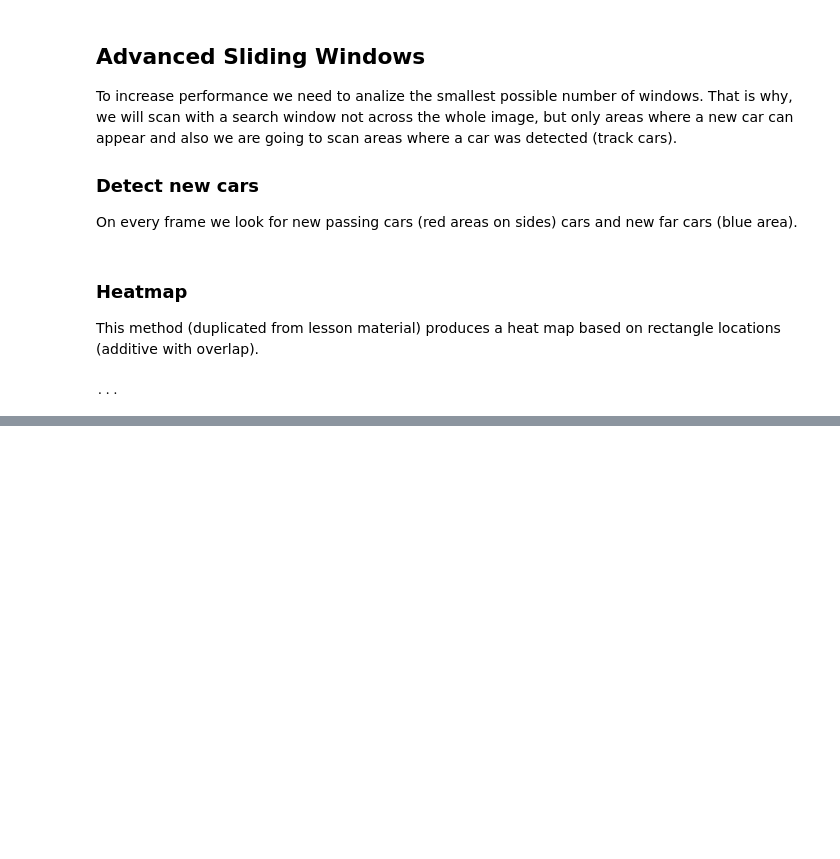
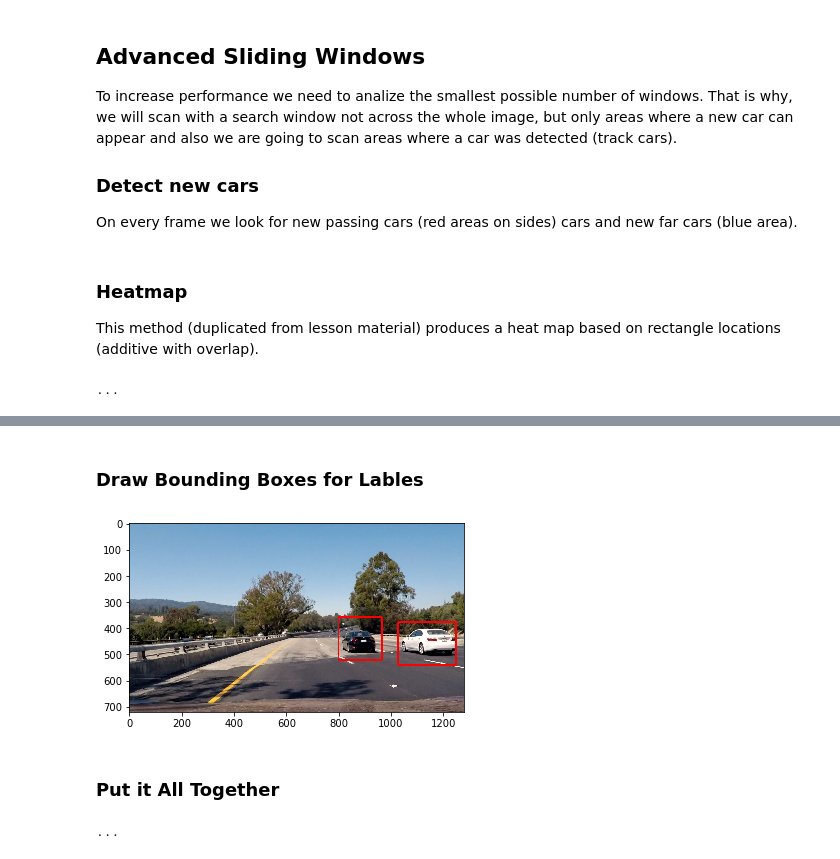
Before and after one commit to ashu2012/Vehicle-Detection, a Jupyter notebook: Vehicle Detection.ipynb, the cells around one changed output, grey strips where cells are left out. Saved outputs shown, nothing was run; the diff lists cells and outputs as text; code cells hidden in the pictures; blank space fills up the shorter version.

```diff
--- a/Vehicle Detection.ipynb
+++ b/Vehicle Detection.ipynb
@@ -480,0 +487,56 @@ print('...')
+# %% [markdown]
+### Draw Bounding Boxes for Lables
+# %%
+def draw_labeled_bboxes(img, labels):
+    # Iterate through all detected cars
+    rects = []
+    for car_number in range(1, labels[1]+1):
+        # Find pixels with each car_number label value
+        nonzero = (labels[0] == car_number).nonzero()
+        # Identify x and y values of those pixels
+        nonzeroy = np.array(nonzero[0])
+        nonzerox = np.array(nonzero[1])
+        # Define a bounding box based on min/max x and y
+        bbox = ((np.min(nonzerox), np.min(nonzeroy)), (np.max(nonzerox), np.max(nonzeroy)))
+        rects.append(bbox)
+        # Draw the box on the image
+        cv2.rectangle(img, bbox[0], bbox[1], (0,0,255), 6)
+    # Return the image and final rectangles
+    return img, rects
+
+# Draw bounding boxes on a copy of the image
+draw_img, rect = draw_labeled_bboxes(np.copy(test_img), labels)
+# Display the image
+show_img(draw_img)
+# %% [output]
+[figure, added]
+# %% [markdown]
+### Put it All Together
+# %%
+def process_frame(img, readImage=False, Convert= False):
+
+    if readImage :
+        image = cv2.imread(img)
+    else:
+         image =img
+    draw_image = np.copy(image)
+    windows = slide_window(image, x_start_stop=[None, None], y_start_stop=[400, 640],
+                    xy_window=(128, 128), xy_overlap=(0.85, 0.85))
+    hot_windows = []
+    hot_windows += (search_windows(image, windows, svc, X_scaler, color_space=color_space,
+                        spatial_size=spatial_size, hist_bins=hist_bins,
+                        orient=orient, pix_per_cell=pix_per_cell,
+                        cell_per_block=cell_per_block,
+                        hog_channel=hog_channel, spatial_feat=spatial_feat,
+                        hist_feat=hist_feat, hog_feat=hog_feat))
+    heatmap_img = np.zeros_like(image[:,:,0])
+    heatmap_img = add_heat(heatmap_img, hot_windows)
+    labels = label(heatmap_img)
+    draw_img, rect = draw_labeled_bboxes(np.copy(image), labels)
+    if Convert:
+        draw_img=cv2.cvtColor(draw_img, cv2.COLOR_BGR2RGB)
+    return draw_img
+
+print('...')
+# %% [output]
+...
```
Also changed, not shown: parts of 12 cells of this notebook, 56 other files.
